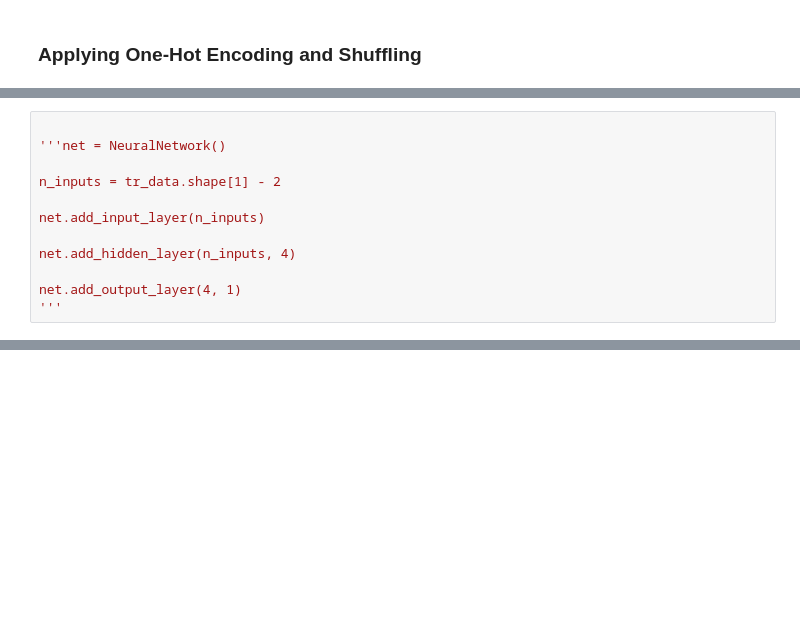
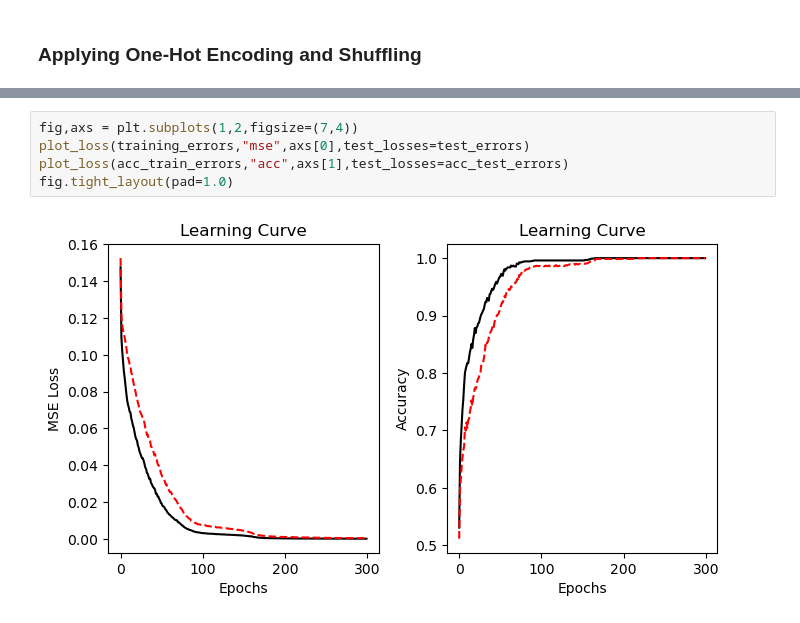
Before and after one commit to Nsivaa/ML, a Jupyter notebook: project/MONK_notebook.ipynb, the cells around one changed output, grey strips where cells are left out. Cells and saved outputs as stored; diff of their text form; blank space fills up the shorter version.

```diff
--- a/project/MONK_notebook.ipynb
+++ b/project/MONK_notebook.ipynb
@@ -41,12 +38,0 @@ print(tr_data)
-# %%
-
-'''net = NeuralNetwork()
-
-n_inputs = tr_data.shape[1] - 2
-
-net.add_input_layer(n_inputs)
-
-net.add_hidden_layer(n_inputs, 4)
-
-net.add_output_layer(4, 1)
-'''
@@ -184,0 +181,7 @@ NODE 0 WEIGHTS = 0.46753726874669777, -1.6842704207559722, -0.8810243429833744,
+# %%
+fig,axs = plt.subplots(1,2,figsize=(7,4))
+plot_loss(training_errors,"mse",axs[0],test_losses=test_errors)
+plot_loss(acc_train_errors,"acc",axs[1],test_losses=acc_test_errors)
+fig.tight_layout(pad=1.0)
+# %% [output]
+[figure, added]
```
Also changed, not shown: parts of 17 cells of this notebook, 3 other files.
